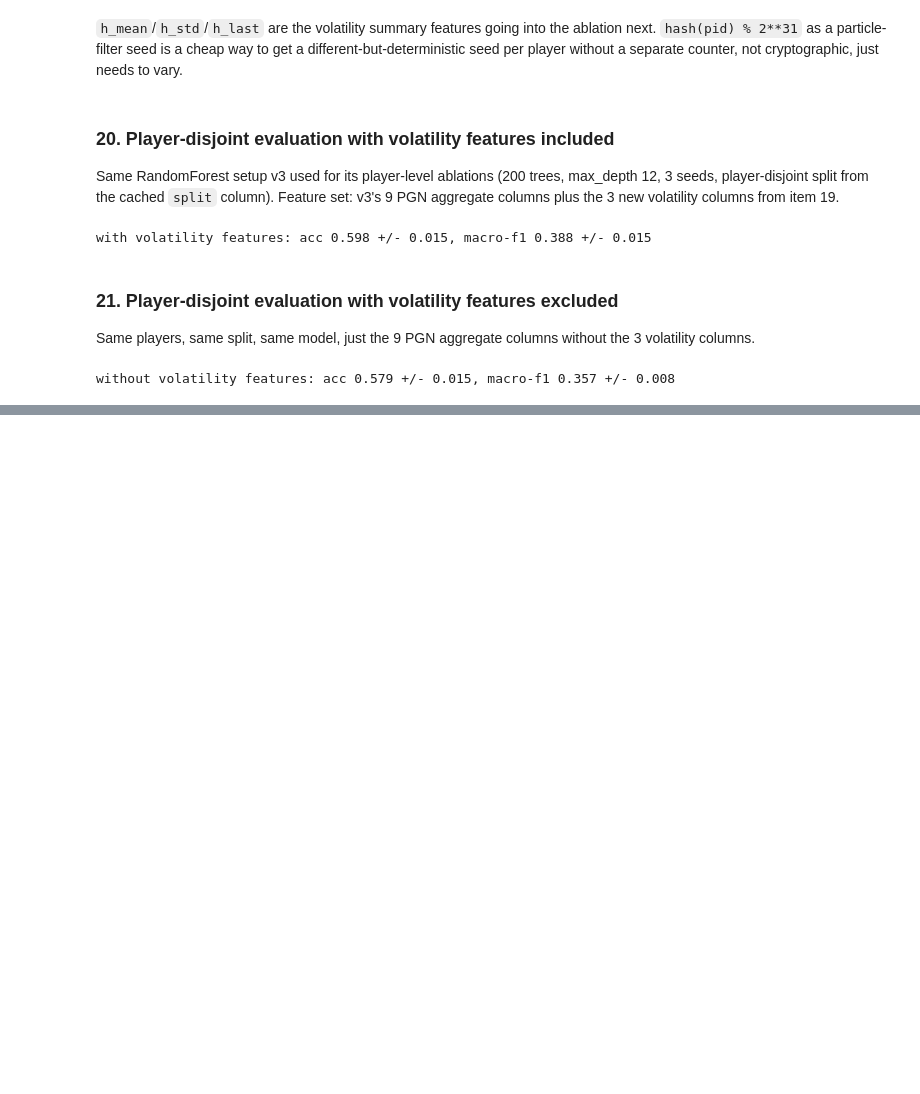
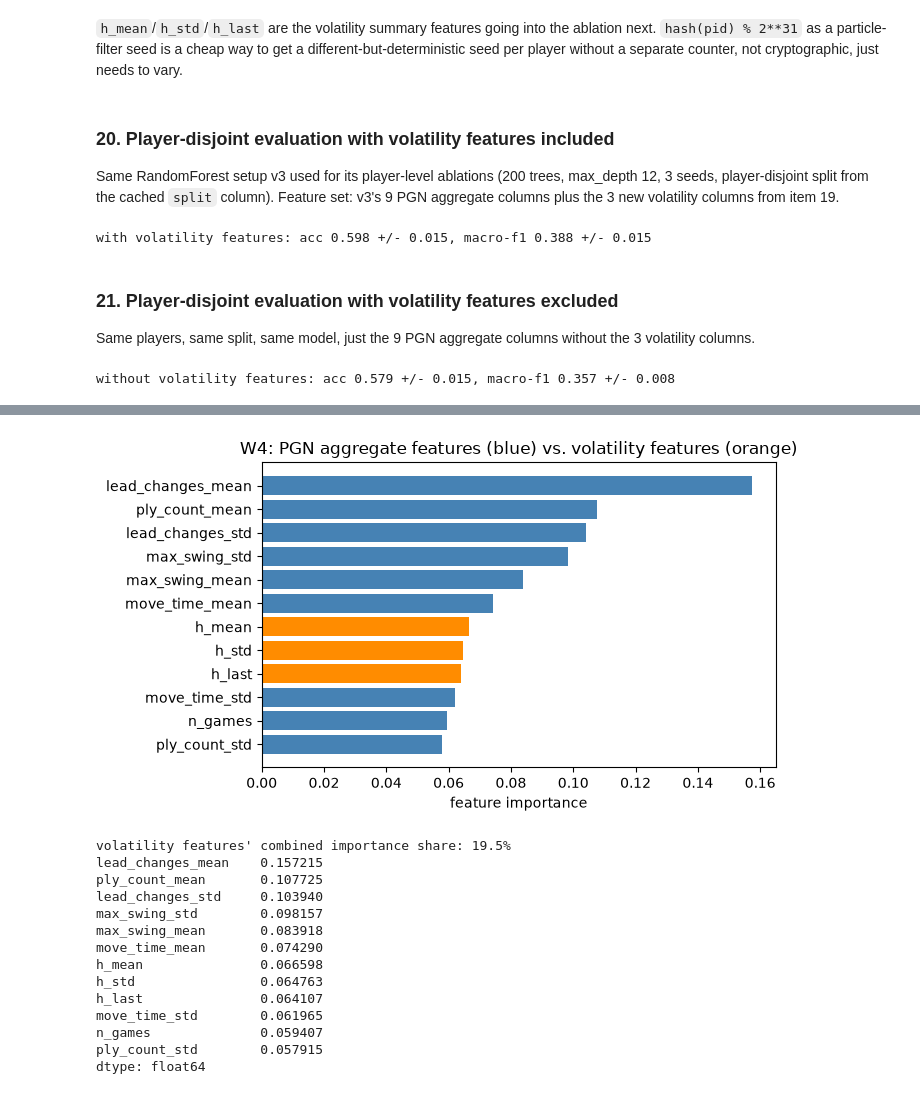
Before and after one commit to arjunsk9876/elo-sense, a Jupyter notebook: notebooks/elosense_v4.ipynb, the cells around one changed output, grey strips where cells are left out. Cells and saved outputs as stored; diff of their text form; code cells hidden in the pictures; blank space fills up the shorter version.

```diff
--- a/notebooks/elosense_v4.ipynb
+++ b/notebooks/elosense_v4.ipynb
@@ -865,0 +875,38 @@ without volatility features: acc 0.579 +/- 0.015, macro-f1 0.357 +/- 0.008
+# %%
+y = players_v4["white_band"]
+X_with = players_v4[AGG_FEATURE_COLS + VOL_FEATURE_COLS]
+train_mask = (players_v4["split"] == "train").values
+test_mask = (players_v4["split"] == "test").values
+
+rf_importance = RandomForestClassifier(n_estimators=200, max_depth=12, random_state=0, n_jobs=-1)
+rf_importance.fit(X_with[train_mask], y[train_mask])
+
+importances = pd.Series(rf_importance.feature_importances_, index=X_with.columns).sort_values(ascending=False)
+fig, ax = plt.subplots(figsize=(7, 4))
+colors = ["darkorange" if c in VOL_FEATURE_COLS else "steelblue" for c in importances.index]
+ax.barh(importances.index[::-1], importances.values[::-1], color=colors[::-1])
+ax.set_xlabel("feature importance")
+ax.set_title("W4: PGN aggregate features (blue) vs. volatility features (orange)")
+plt.tight_layout()
+plt.savefig("../images/v4_feature_importance.png", dpi=120)
+plt.show()
+
+vol_importance_share = importances[VOL_FEATURE_COLS].sum()
+print(f"volatility features' combined importance share: {vol_importance_share:.1%}")
+print(importances)
+# %% [output]
+[figure, added]
+volatility features' combined importance share: 19.5%
+lead_changes_mean    0.157215
+ply_count_mean       0.107725
+lead_changes_std     0.103940
+max_swing_std        0.098157
+max_swing_mean       0.083918
+move_time_mean       0.074290
+h_mean               0.066598
+h_std                0.064763
+h_last               0.064107
+move_time_std        0.061965
+n_games              0.059407
+ply_count_std        0.057915
+dtype: float64
```
Also changed, not shown: parts of 2 cells of this notebook, 1 other file.
